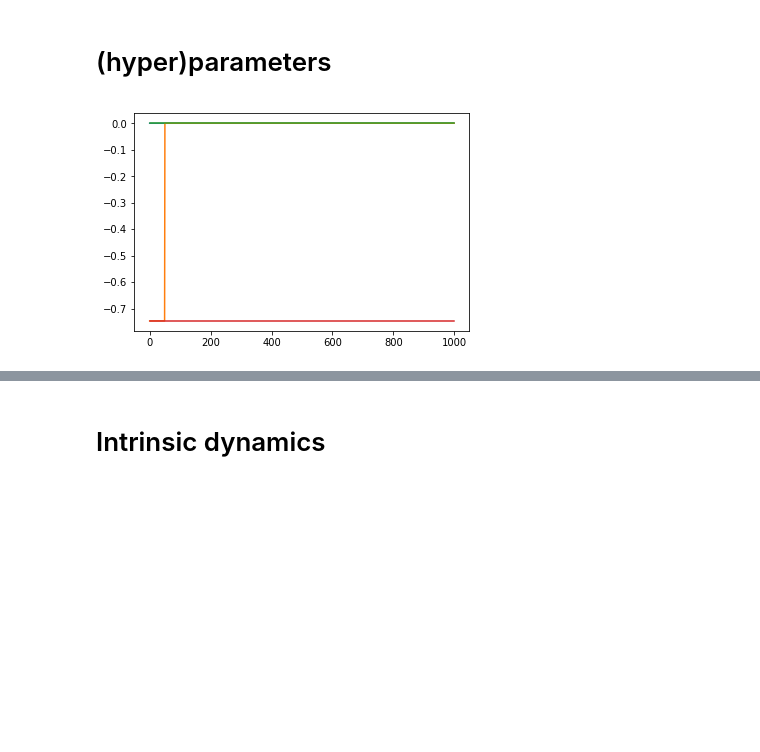
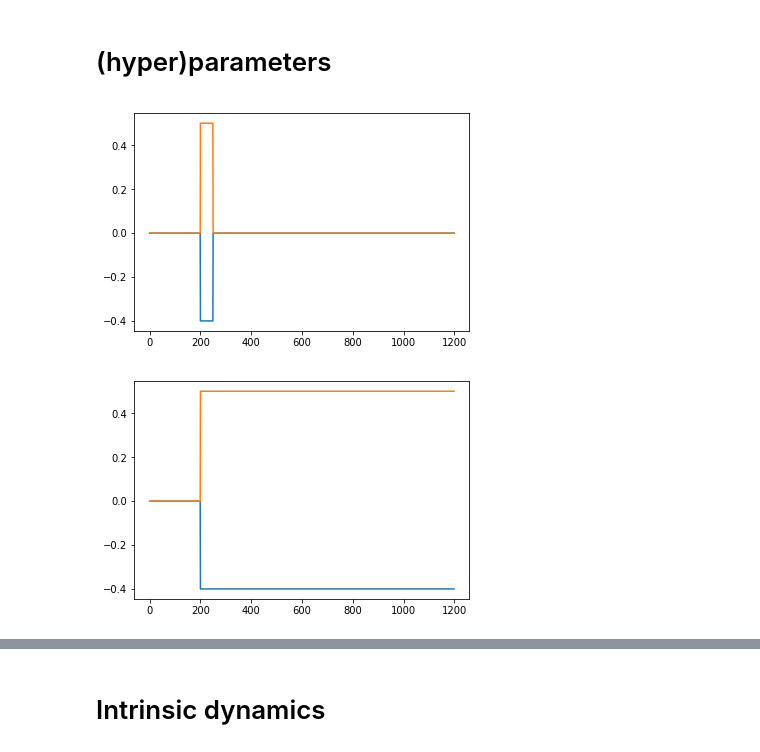
Before and after one commit to kochalka/rnn_encoding, a Jupyter notebook: RNN encoding.ipynb, the cells around one changed output, grey strips where cells are left out. Drawn from its saved outputs; the diff is of its cells as text; code cells hidden in the pictures; blank space fills up the shorter version.

```diff
--- a/RNN encoding.ipynb
+++ b/RNN encoding.ipynb
@@ -80,11 +80,13 @@ hidden_size = 400
 prob_conn = 0.25
 g = 1.5
 # %%
-foo, bar = get_batch(input_size, xmin, xmax, batch_size, n_steps, pulse_width)
-_=plt.plot(np.arange(n_steps), *foo[0].numpy().T) #, *batch_targets[0][1].numpy().T)
-_=plt.plot(np.arange(n_steps), *bar[0].numpy().T) #, *batch_targets[0][1].numpy().T)
+foo, bar = get_batch(input_size, xmin, xmax, batch_size, n_steps, init_steps, pulse_width)
+_=plt.plot(np.arange(n_steps+init_steps), *foo[0].numpy().T) #, *batch_targets[0][1].numpy().T)
+plt.figure()
+_=plt.plot(np.arange(n_steps+init_steps), *bar[0].numpy().T) #, *batch_targets[0][1].numpy().T)
 # %% [output]
-[figure, old version]
+[figure, new version]
+[figure, added]
 # %%
 model = RateUnitNetwork(input_size, hidden_size, input_size, dt, include_bias = False)
 #model.init_chaos(prob_conn, g)
```
Also changed, not shown: parts of 15 cells of this notebook.
